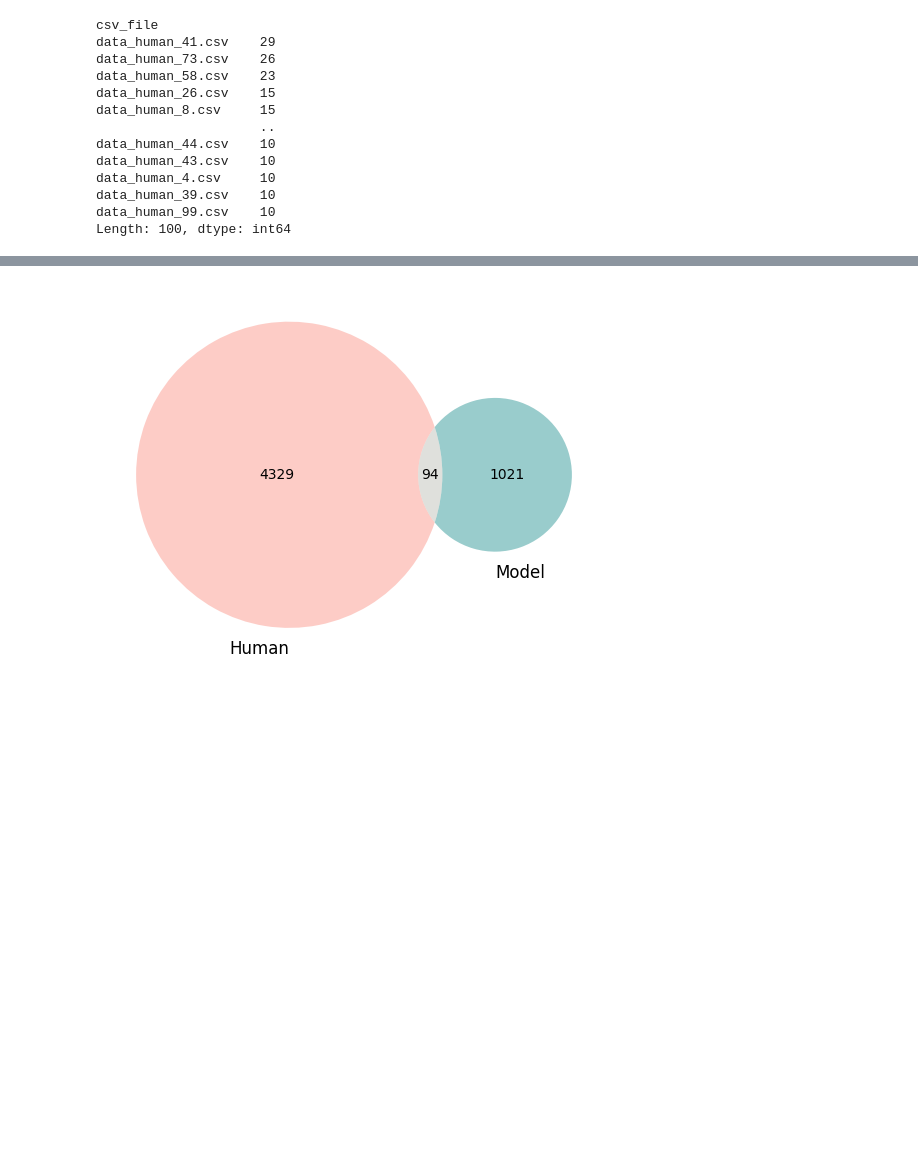
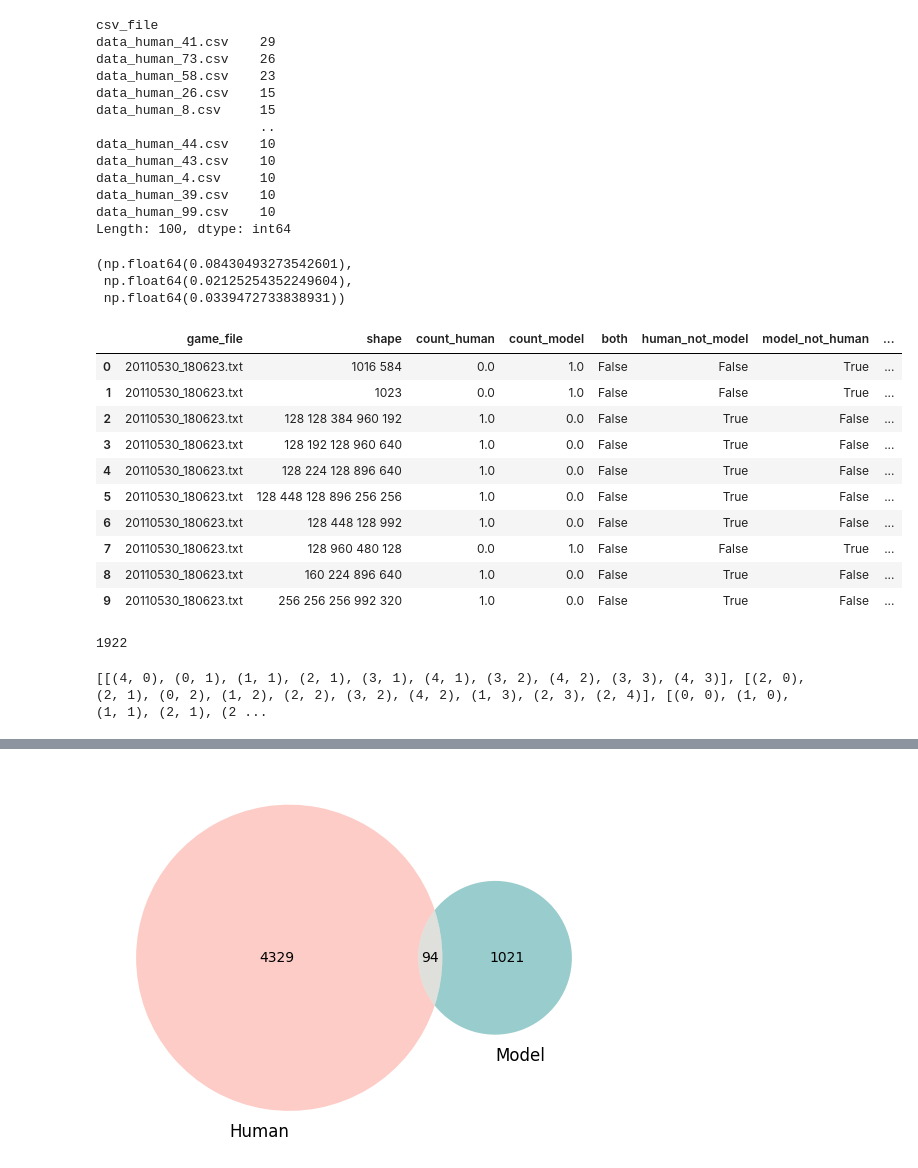
Before and after one commit to sarahhannahwu/benchmarking-creativity, a Jupyter notebook: analysis/LLM_evaluations_Mar9.ipynb, the cells around one changed output, grey strips where cells are left out. Cells and saved outputs as stored; diff of their text form; code cells hidden in the pictures; blank space fills up the shorter version.

```diff
--- a/analysis/LLM_evaluations_Mar9.ipynb
+++ b/analysis/LLM_evaluations_Mar9.ipynb
@@ -135,3 +135,71 @@ all_selections.groupby("model_not_human").size()
 
 # Save csv
 all_selections.to_csv("gallery_selections_comparison.csv")
+
+# Add columns for true positive, false positive, and false negative
+all_selections["true_positive"] = all_selections["both"]
+all_selections["false_positive"] = all_selections["model_not_human"]
+all_selections["false_negative"] = all_selections["human_not_model"]
+
+# Calculate precision, recall, and F1
+precision = all_selections["true_positive"].sum() / (all_selections["true_positive"].sum() + all_selections["false_positive"].sum())
+recall = all_selections["true_positive"].sum() / (all_selections["true_positive"].sum() + all_selections["false_negative"].sum())
+f1 = 2 * (precision * recall) / (precision + recall)
+precision, recall, f1
+# %% [output]
+(np.float64(0.08430493273542601),
+ np.float64(0.02125254352249604),
+ np.float64(0.0339472733838931))
+# %%
+all_selections.head(10)
+# %% [output]
+|  | game_file | shape | count_human | count_model | both | human_not_model | model_not_human | ... |
+| 0 | 20110530_180623.txt | 1016 584 | 0.0 | 1.0 | False | False | True | ... |
+| 1 | 20110530_180623.txt | 1023 | 0.0 | 1.0 | False | False | True | ... |
+| 2 | 20110530_180623.txt | 128 128 384 960 192 | 1.0 | 0.0 | False | True | False | ... |
+| 3 | 20110530_180623.txt | 128 192 128 960 640 | 1.0 | 0.0 | False | True | False | ... |
+| 4 | 20110530_180623.txt | 128 224 128 896 640 | 1.0 | 0.0 | False | True | False | ... |
+| 5 | 20110530_180623.txt | 128 448 128 896 256 256 | 1.0 | 0.0 | False | True | False | ... |
+| 6 | 20110530_180623.txt | 128 448 128 992 | 1.0 | 0.0 | False | True | False | ... |
+| 7 | 20110530_180623.txt | 128 960 480 128 | 0.0 | 1.0 | False | False | True | ... |
+| 8 | 20110530_180623.txt | 160 224 896 640 | 1.0 | 0.0 | False | True | False | ... |
+| 9 | 20110530_180623.txt | 256 256 256 992 320 | 1.0 | 0.0 | False | True | False | ... |
+# %%
+# Use the decode_shape_binaries_str function to add a column of matrix representations of the shapes
+from enum import unique
+import sys
+import os
+from numpy import shape
+import pandas as pd
+import json
+
+fp = "functions/tools.py"
+sys.path.append(os.path.dirname(fp))
+from functions.tools import decode_shape_binaries_str
+
+# Apply the function to the shape column
+all_selections["shape_matrix"] = all_selections["shape"].apply(decode_shape_binaries_str)
+all_selections.head()
+
+# Apply the matrix_to_coordinates function to the shape_matrix column
+from functions.tools import matrix_to_coordinates
+all_selections["shape_coordinates"] = all_selections["shape_matrix"].apply(matrix_to_coordinates)
+all_selections.head()
+
+# Print the number of unique shapes
+all_selections["shape"].nunique()
+# %% [output]
+1922
+# %%
+# Using the get_unique_decominoes function, access the transformation encodings for each shape in the dataset
+from httpx import get
+from functions.tools import get_unique_decominoes, redelmeier, get_rotations, get_reflections
+import copy
+
+unique_decominoes = get_unique_decominoes(all_selections["shape_coordinates"])
+unique_decominoes
+unique_decominoes = list(unique_decominoes)
+unique_decominoes = [matrix_to_coordinates(decode_shape_binaries_str(shape)) for shape in unique_decominoes]
+print(unique_decominoes)
+# %% [output]
+[[(4, 0), (0, 1), (1, 1), (2, 1), (3, 1), (4, 1), (3, 2), (4, 2), (3, 3), (4, 3)], [(2, 0), (2, 1), (0, 2), (1, 2), (2, 2), (3, 2), (4, 2), (1, 3), (2, 3), (2, 4)], [(0, 0), (1, 0), (1, 1), (2, 1), (2 ...
```
Also changed, not shown: parts of 7 cells of this notebook, 8 other files.
